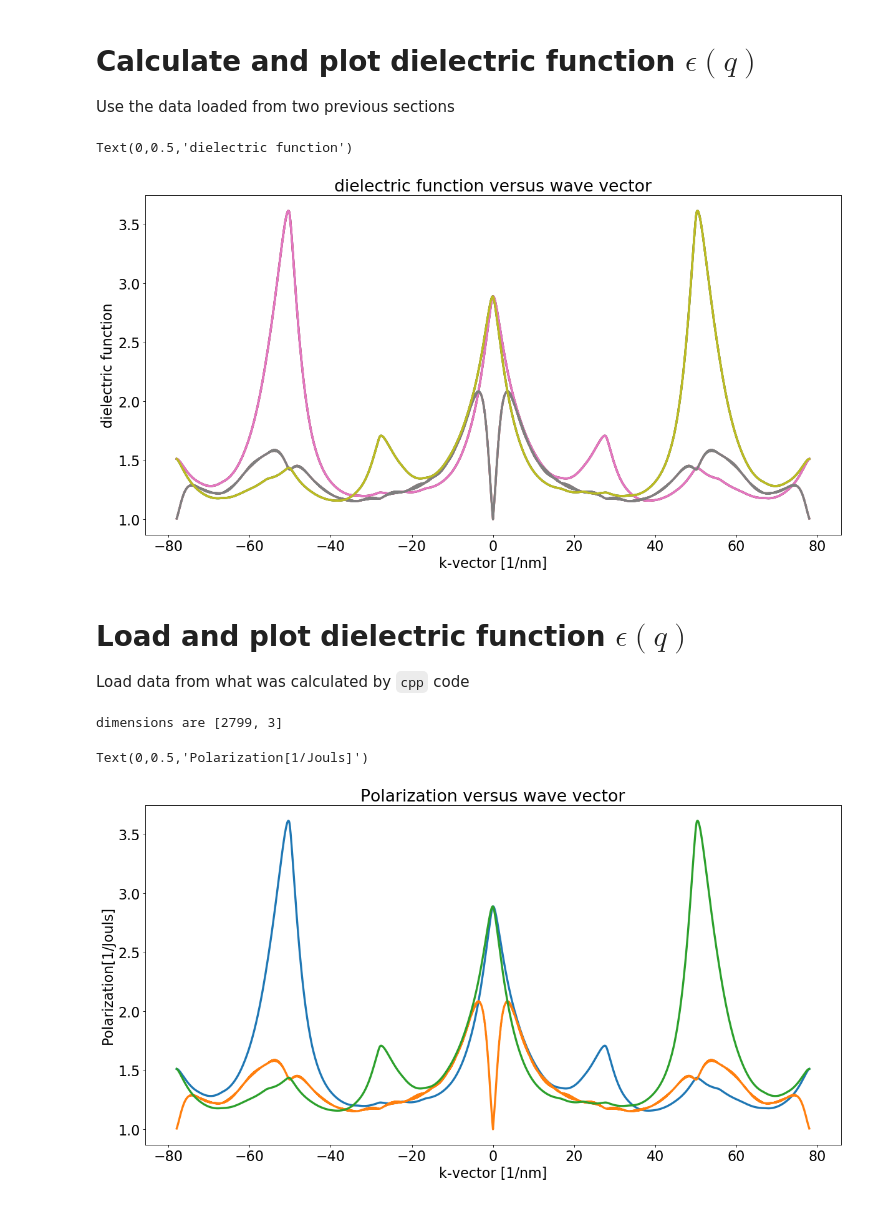
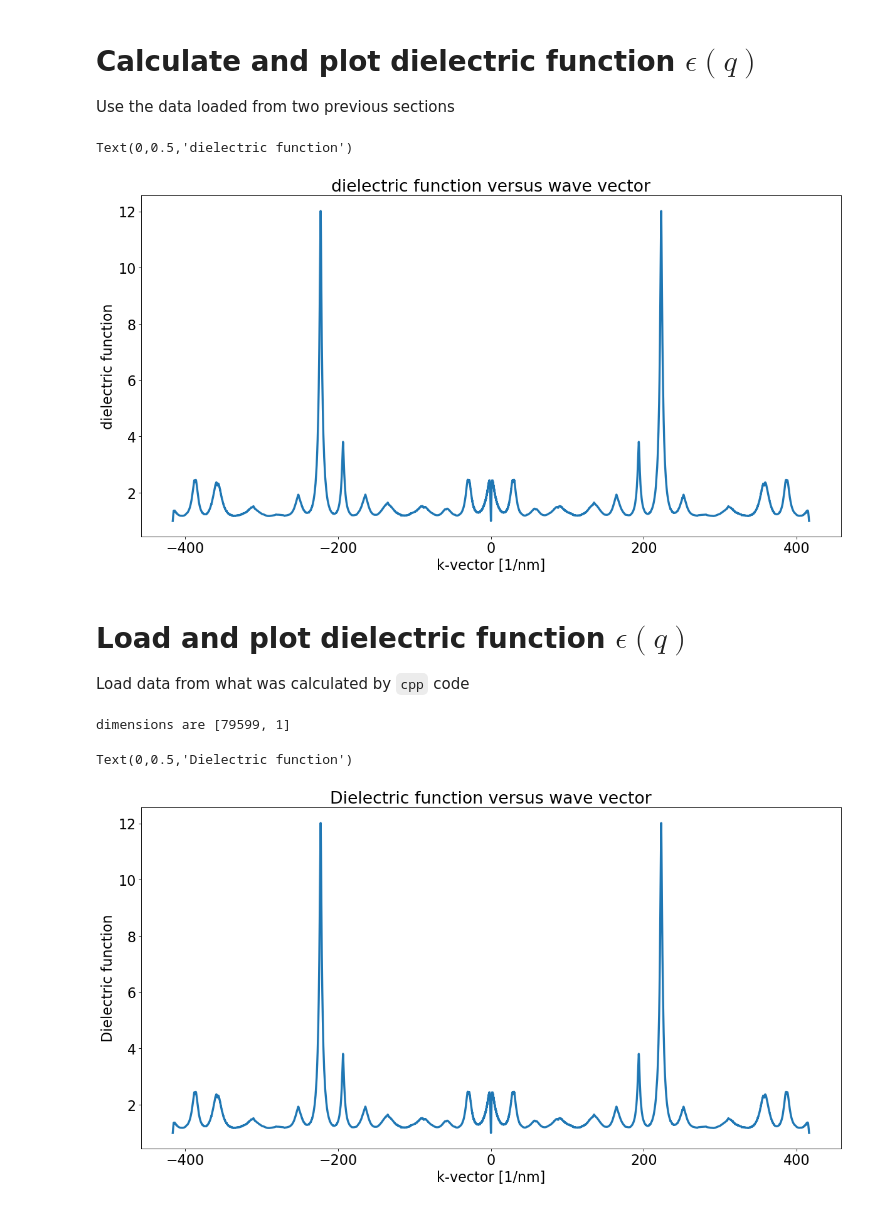
Before and after one commit to amirhosseindavoody/carbon_nanotube_exciton_energy, a Jupyter notebook: cpp/visualization/visualize_all.ipynb, the cells around one changed output. Drawn from its saved outputs; the diff is of its cells as text; code cells hidden in the pictures.

```diff
--- a/cpp/visualization/visualize_all.ipynb
+++ b/cpp/visualization/visualize_all.ipynb
@@ -63,11 +63,13 @@ line = f.readline() # second line contains the shape of the cube
 dims = list(map(int, line.split()))
 
 data = np.loadtxt(f)
+data = np.reshape(data,(dims[0]*dims[2],dims[1]))
 
 print("dimensions are {}".format(dims))
 
 assert dims[0]*dims[2] == data.shape[0], "Mismatch in data dimensions: {}".format(data.shape)
 vq_real = np.empty(dims)
+print(vq_real.shape)
 for k in range(dims[2]):
     vq_real[:,:,k] = data[k*dims[0]:(k+1)*dims[0], :]
 
@@ -89,6 +91,7 @@ line = f.readline() # second line contains the shape of the cube
 dims = list(map(int, line.split()))
 
 data = np.loadtxt(f)
+data = np.reshape(data,(dims[0]*dims[2],dims[1]))
 
 print("dimensions are {}".format(dims))
 
@@ -136,6 +140,7 @@ line = f.readline() # second line contains the shape of the cube
 dims = list(map(int, line.split()))
 
 data = np.loadtxt(f)
+data = np.reshape(data,(dims[0],dims[1]))
 
 print("dimensions are {}".format(dims))
 
@@ -170,7 +175,7 @@ plt.xlabel('k-vector [1/nm]', size=20)
 plt.ylabel('dielectric function', size=20)
 # %% [output]
 Text(0,0.5,'dielectric function')
-[figure, old version]
+[figure, new version]
 # %% [markdown]
 # Load and plot dielectric function $\epsilon(q)$
 Load data from what was calculated by `cpp` code
@@ -179,37 +184,38 @@ directory = "/Users/amirhossein/research/exciton_energy"
 
 # load q_vector
 filename = os.path.join(directory,"cnt1.eps_q_vec.dat")
 f = open(filename,mode='r')
 line = f.readline()
 line = f.readline() # second line contains the shape of the cube
 dims = list(map(int, line.split()))
 
 data = np.loadtxt(f)
 q_vec = np.empty(dims)
 q_vec = data/1e9
 
 # load and plot dielectric function
 filename = os.path.join(directory,"cnt1.eps.dat")
 f = open(filename,mode='r')
 line = f.readline()
 line = f.readline() # second line contains the shape of the cube
 dims = list(map(int, line.split()))
 
 data = np.loadtxt(f)
+data = np.reshape(data,(dims[0],dims[1]))
 
 print("dimensions are {}".format(dims))
 
-PI = data
+eps = data
 
 fig=plt.figure(figsize=(18, 9), dpi= 80, facecolor='w', edgecolor='k')
 for i in range(dims[1]):
-    plt.plot(q_vec,PI[:,i], linewidth=3)
+    plt.plot(q_vec,eps[:,i], linewidth=3)
 
 plt.tick_params(axis='both', which='major', labelsize=20)
-plt.title('Polarization versus wave vector', size=24)
+plt.title('Dielectric function versus wave vector', size=24)
 plt.xlabel('k-vector [1/nm]', size=20)
-plt.ylabel('Polarization[1/Jouls]', size=20)
+plt.ylabel('Dielectric function', size=20)
 # %% [output]
-dimensions are [2799, 3]
+dimensions are [79599, 1]
-Text(0,0.5,'Polarization[1/Jouls]')
+Text(0,0.5,'Dielectric function')
-[figure, old version]
+[figure, new version]
```
Also changed, not shown: parts of 4 cells of this notebook, 3 other files.
